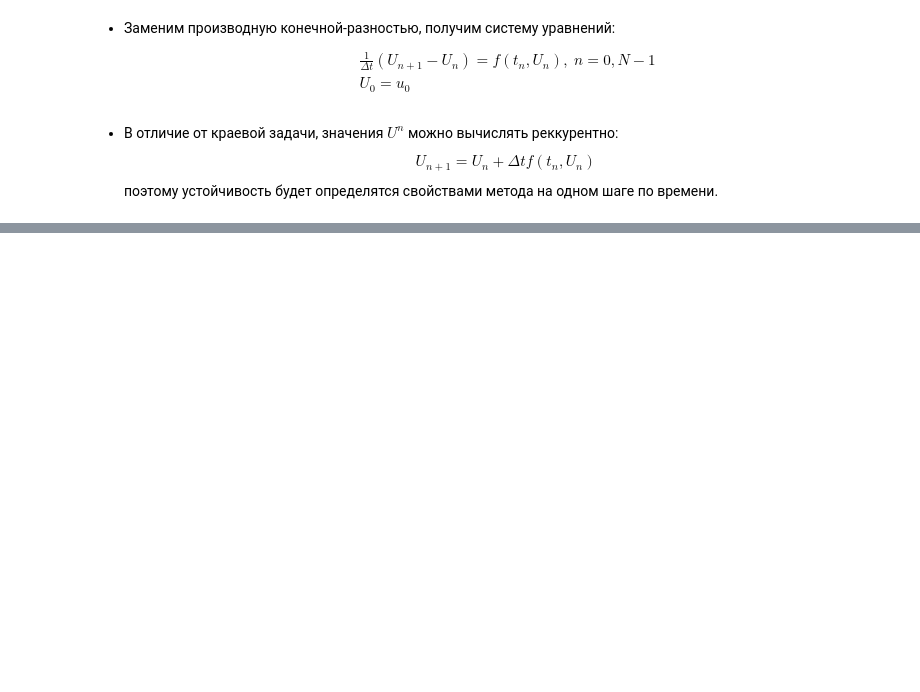
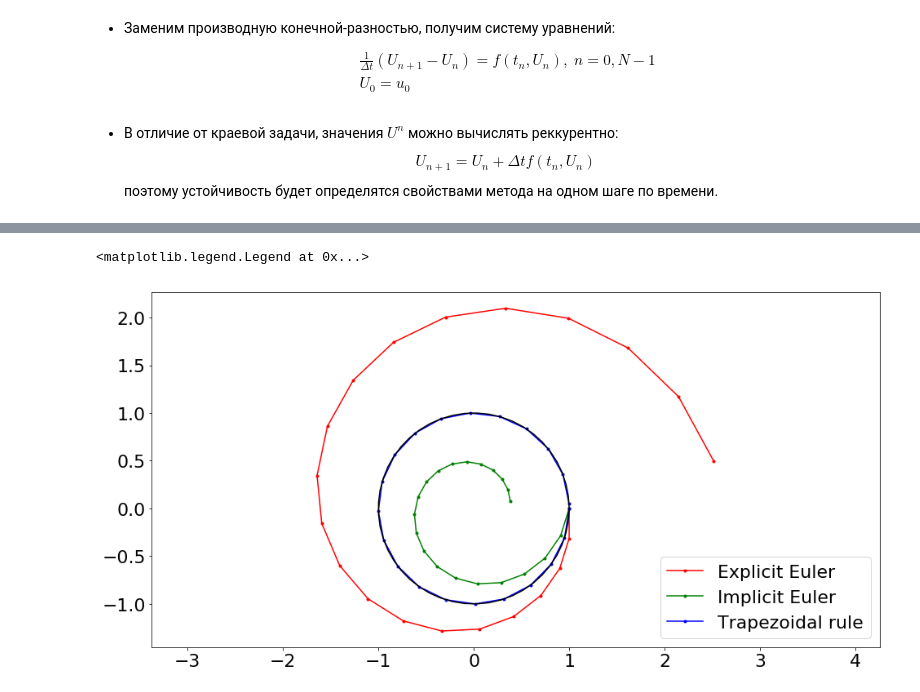
Before and after one commit to chikitkin/comp_math_mipt, a Jupyter notebook: 11-lecture/11-lecture.ipynb, the cells around one changed output, grey strips where cells are left out. Cells and saved outputs as stored; diff of their text form; code cells hidden in the pictures; blank space fills up the shorter version.

```diff
--- a/11-lecture/11-lecture.ipynb
+++ b/11-lecture/11-lecture.ipynb
@@ -230,0 +331,44 @@ $$
+# %%
+def solve_euler_e(T, n):
+    h = T/n
+    V = np.zeros((2,n+1))
+    V[:,0] = np.array([1,0])
+    A = np.array([[0, 1],[-1, 0]])
+    for k in range(n):
+        V[:,k+1] = (np.eye(2) + h * A) @ V[:,k]
+    return V
+def solve_euler_i(T, n):
+    h = T/n
+    V = np.zeros((2,n+1))
+    V[:,0] = np.array([1,0])
+    A = np.array([[0, 1],[-1, 0]])
+    G = (np.eye(2) - h * A)
+    Gi = np.linalg.inv(G)
+    for k in range(n):
+        V[:,k+1] = Gi @ V[:,k]
+    return V
+def solve_trap(T, n):
+    h = T/n
+    V = np.zeros((2,n+1))
+    V[:,0] = np.array([1,0])
+    A = np.array([[0, 1],[-1, 0]])
+    G1 = (np.eye(2) - h/2 * A)
+    Gi = np.linalg.inv(G1) @ (np.eye(2) + h/2 * A)
+    for k in range(n):
+        V[:,k+1] = Gi @ V[:,k]
+    return V
+# %%
+V1 = solve_euler_e(2* np.pi, 20)
+V2 = solve_euler_i(2* np.pi, 20)
+V3 = solve_trap(2 * np.pi, 20)
+fig, ax = plt.subplots(figsize = (16,8))
+ax.plot(V1[0,:], V1[1,:], 'r.-', label = 'Explicit Euler')
+ax.plot(V2[0,:], V2[1,:], 'g.-', label = 'Implicit Euler')
+ax.plot(V3[0,:], V3[1,:], 'b.-', label = 'Trapezoidal rule')
+t = np.linspace(0,2*np.pi)
+ax.plot(np.cos(t), np.sin(t),'k-')
+ax.axis('equal')
+ax.legend()
+# %% [output]
+<matplotlib.legend.Legend at 0x...>
+[figure, added]
```
Also changed, not shown: parts of 15 cells of this notebook, 1 other file.
